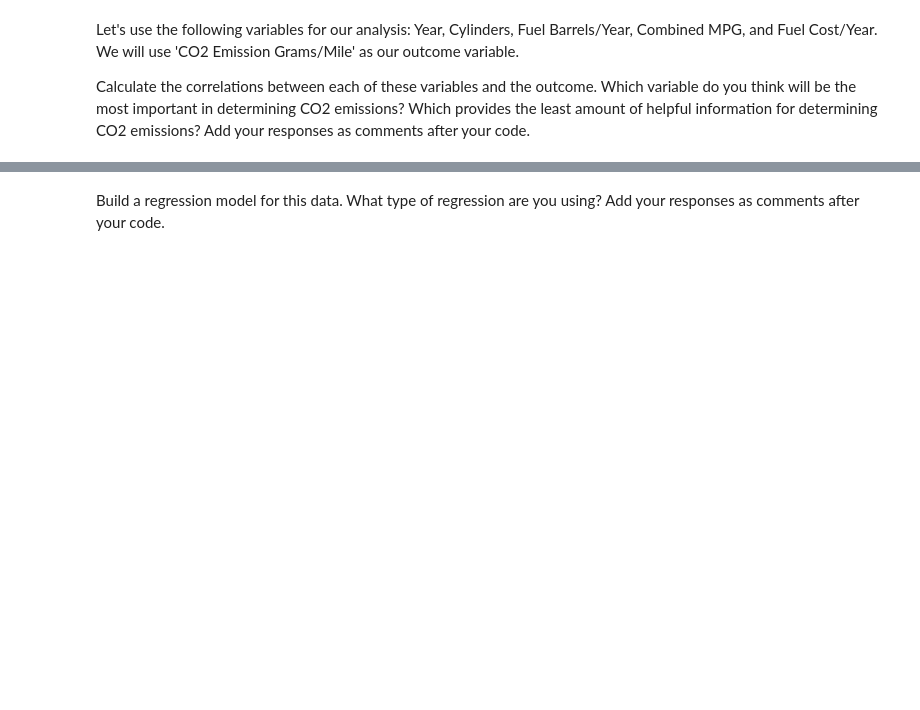
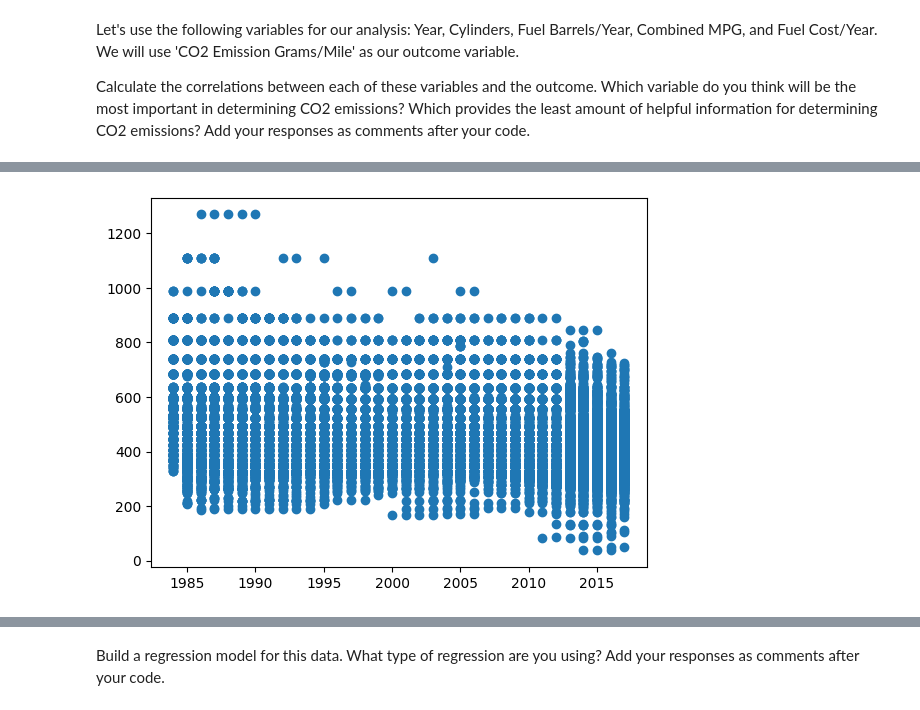
Before and after one commit to Ironhack-Data-Madrid-Octubre-2023/7.3-lab_regression_analysis, a Jupyter notebook: your-code.ipynb, the cells around one changed output, grey strips where cells are left out. Cells and saved outputs as stored; diff of their text form; code cells hidden in the pictures; blank space fills up the shorter version.

```diff
--- a/your-code.ipynb
+++ b/your-code.ipynb
@@ -150,0 +171,4 @@ Calculate the correlations between each of these variables and the outcome. Whic
+# %%
+plt.scatter(df.Year, df['CO2 Emission Grams/Mile']);
+# %% [output]
+[figure, added]
```
Also changed, not shown: parts of 17 cells of this notebook.
